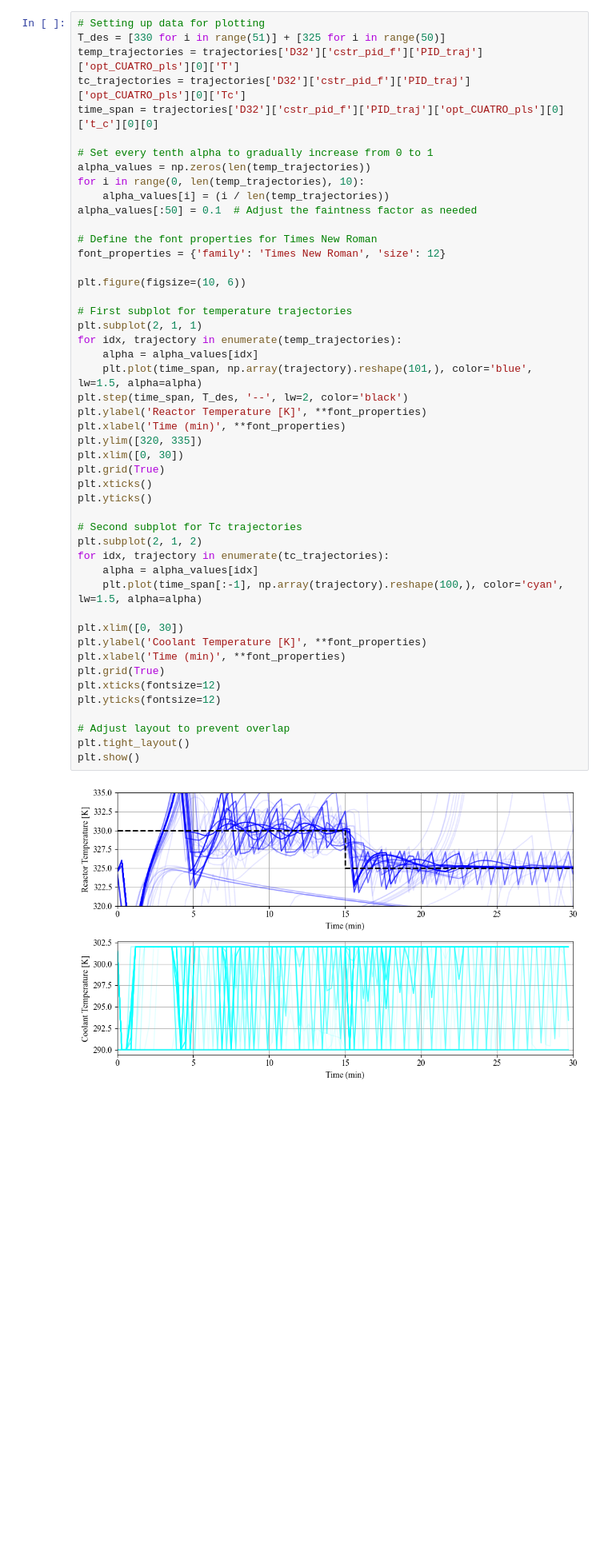
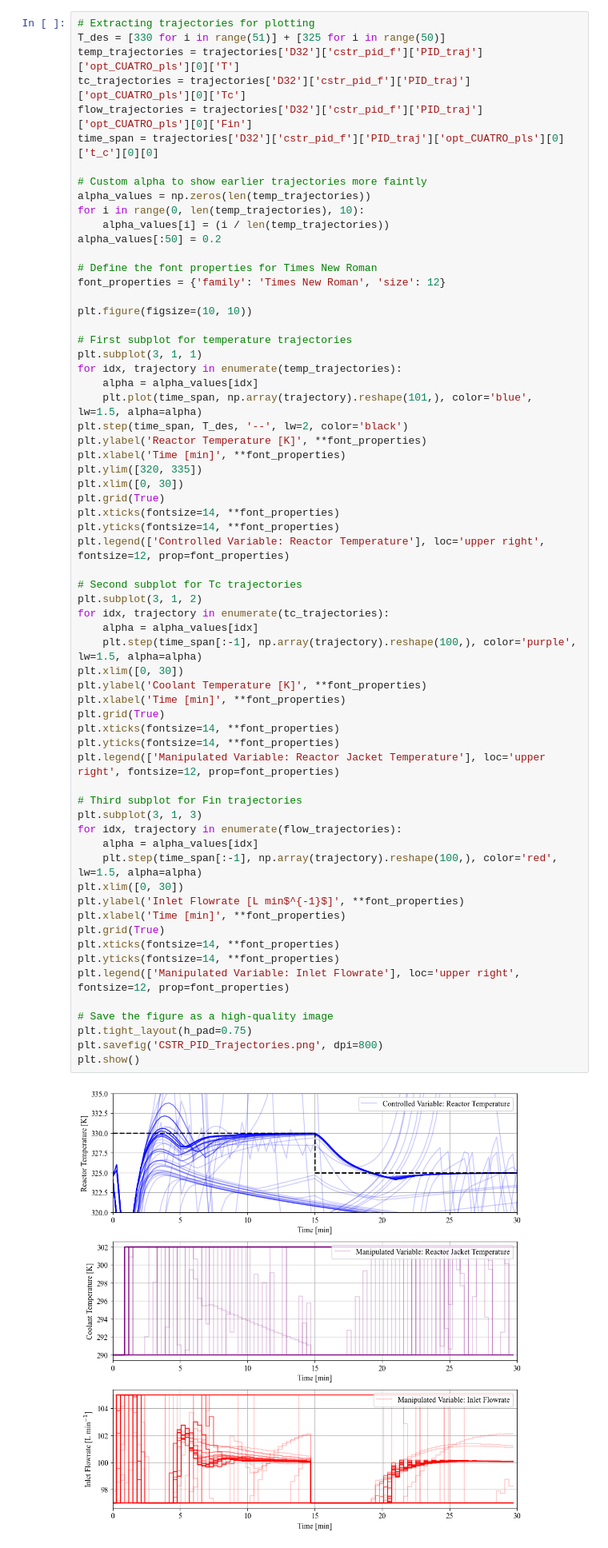
Before and after one commit to OptiMaL-PSE-Lab/DDO-4-ChemEng, a Jupyter notebook: Benchmarking/01_unconstrained/04_CSTR_PID_uncon_quantitative_benchmarking.ipynb, the cells around one changed output. Shown at 80% size. Saved outputs shown, nothing was run; the diff lists cells and outputs as text; blank space fills up the shorter version.

Commit message:
Updated PID_CSTR case study to plot the both manipulated variables, hence had to pull info through on test_function and utils

```diff
--- a/Benchmarking/01_unconstrained/04_CSTR_PID_uncon_quantitative_benchmarking.ipynb
+++ b/Benchmarking/01_unconstrained/04_CSTR_PID_uncon_quantitative_benchmarking.ipynb
@@ -141,52 +142,68 @@ CSTR.plot_result_ct(K_opt)
 # %% [markdown]
 Creating the PID Tuning Trajectory Plots for Best Algorithm
 # %%
-# Setting up data for plotting
+# Extracting trajectories for plotting
 T_des = [330 for i in range(51)] + [325 for i in range(50)]
 temp_trajectories = trajectories['D32']['cstr_pid_f']['PID_traj']['opt_CUATRO_pls'][0]['T']
 tc_trajectories = trajectories['D32']['cstr_pid_f']['PID_traj']['opt_CUATRO_pls'][0]['Tc']
+flow_trajectories = trajectories['D32']['cstr_pid_f']['PID_traj']['opt_CUATRO_pls'][0]['Fin']
 time_span = trajectories['D32']['cstr_pid_f']['PID_traj']['opt_CUATRO_pls'][0]['t_c'][0][0]
 
-# Set every tenth alpha to gradually increase from 0 to 1
+# Custom alpha to show earlier trajectories more faintly
 alpha_values = np.zeros(len(temp_trajectories))
 for i in range(0, len(temp_trajectories), 10):
     alpha_values[i] = (i / len(temp_trajectories))
-alpha_values[:50] = 0.1  # Adjust the faintness factor as needed
+alpha_values[:50] = 0.2
 
 # Define the font properties for Times New Roman
 font_properties = {'family': 'Times New Roman', 'size': 12}
 
-plt.figure(figsize=(10, 6))
+plt.figure(figsize=(10, 10))
 
 # First subplot for temperature trajectories
-plt.subplot(2, 1, 1)
+plt.subplot(3, 1, 1)
 for idx, trajectory in enumerate(temp_trajectories):
     alpha = alpha_values[idx]
     plt.plot(time_span, np.array(trajectory).reshape(101,), color='blue', lw=1.5, alpha=alpha)
 plt.step(time_span, T_des, '--', lw=2, color='black')
 plt.ylabel('Reactor Temperature [K]', **font_properties)
-plt.xlabel('Time (min)', **font_properties)
+plt.xlabel('Time [min]', **font_properties)
 plt.ylim([320, 335])
 plt.xlim([0, 30])
 plt.grid(True)
-plt.xticks()
-plt.yticks()
+plt.xticks(fontsize=14, **font_properties)
+plt.yticks(fontsize=14, **font_properties)
+plt.legend(['Controlled Variable: Reactor Temperature'], loc='upper right', fontsize=12, prop=font_properties)
 
 # Second subplot for Tc trajectories
-plt.subplot(2, 1, 2)
+plt.subplot(3, 1, 2)
 for idx, trajectory in enumerate(tc_trajectories):
     alpha = alpha_values[idx]
-    plt.plot(time_span[:-1], np.array(trajectory).reshape(100,), color='cyan', lw=1.5, alpha=alpha)
-
+    plt.step(time_span[:-1], np.array(trajectory).reshape(100,), color='purple', lw=1.5, alpha=alpha)
 plt.xlim([0, 30])
 plt.ylabel('Coolant Temperature [K]', **font_properties)
-plt.xlabel('Time (min)', **font_properties)
+plt.xlabel('Time [min]', **font_properties)
 plt.grid(True)
-plt.xticks(fontsize=12)
-plt.yticks(fontsize=12)
+plt.xticks(fontsize=14, **font_properties)
+plt.yticks(fontsize=14, **font_properties)
+plt.legend(['Manipulated Variable: Reactor Jacket Temperature'], loc='upper right', fontsize=12, prop=font_properties)
 
-# Adjust layout to prevent overlap
-plt.tight_layout()
+# Third subplot for Fin trajectories
+plt.subplot(3, 1, 3)
+for idx, trajectory in enumerate(flow_trajectories):
+    alpha = alpha_values[idx]
+    plt.step(time_span[:-1], np.array(trajectory).reshape(100,), color='red', lw=1.5, alpha=alpha)
+plt.xlim([0, 30])
+plt.ylabel('Inlet Flowrate [L min$^{-1}$]', **font_properties)
+plt.xlabel('Time [min]', **font_properties)
+plt.grid(True)
+plt.xticks(fontsize=14, **font_properties)
+plt.yticks(fontsize=14, **font_properties)
+plt.legend(['Manipulated Variable: Inlet Flowrate'], loc='upper right', fontsize=12, prop=font_properties)
+
+# Save the figure as a high-quality image
+plt.tight_layout(h_pad=0.75)
+plt.savefig('CSTR_PID_Trajectories.png', dpi=800)
 plt.show()
 # %% [output]
-[figure, old version]
+[figure, new version]
```
Also changed, not shown: parts of 4 cells of this notebook, 2 other files.
